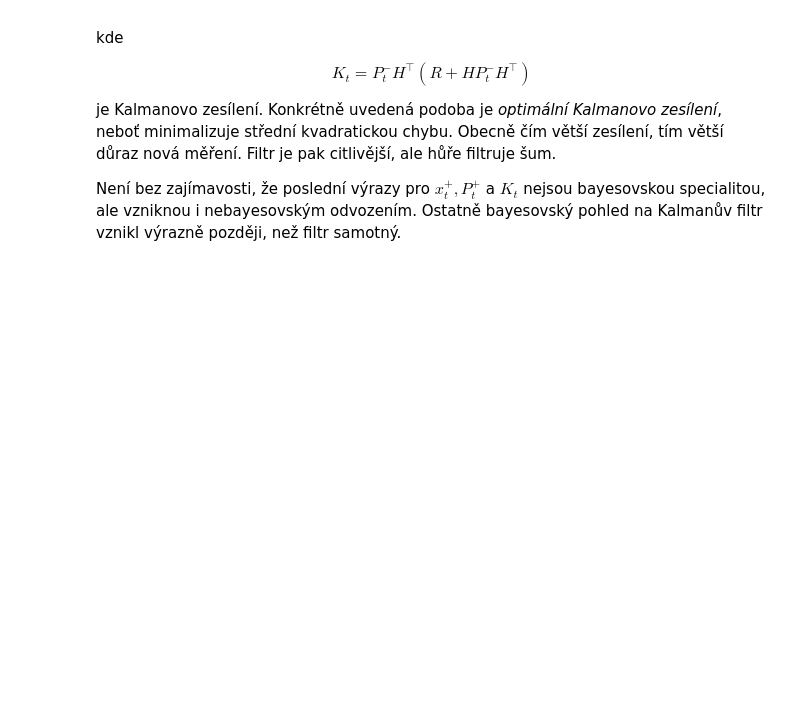
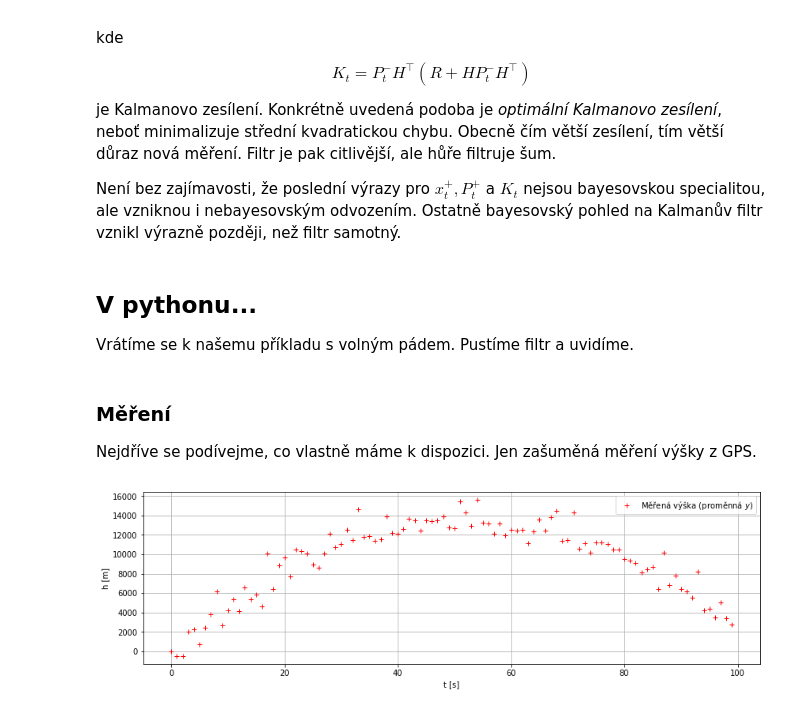
Before and after one commit to TaIos/bml, a Jupyter notebook: prednasky/6_prednaska.ipynb, the cells around one changed output. Saved outputs shown, nothing was run; the diff lists cells and outputs as text; code cells hidden in the pictures; blank space fills up the shorter version.

```diff
--- a/prednasky/6_prednaska.ipynb
+++ b/prednasky/6_prednaska.ipynb
@@ -395,3 +451,7 @@ $$
 je Kalmanovo zesílení. Konkrétně uvedená podoba je *optimální Kalmanovo zesílení*, neboť minimalizuje střední kvadratickou chybu. Obecně čím větší zesílení, tím větší důraz nová měření. Filtr je pak citlivější, ale hůře filtruje šum.
 
 Není bez zajímavosti, že poslední výrazy pro $x_t^{+}, P_t^{+}$ a $K_t$ nejsou bayesovskou specialitou, ale vzniknou i nebayesovským odvozením. Ostatně bayesovský pohled na Kalmanův filtr vznikl výrazně později, než filtr samotný.
+# %% [markdown]
+## V pythonu...
+
+Vrátíme se k našemu příkladu s volným pádem. Pustíme filtr a uvidíme.
@@ -397,0 +469,12 @@ Není bez zajímavosti, že poslední výrazy pro $x_t^{+}, P_t^{+}$ a $K_t$ nej
+# %% [markdown]
+### Měření
+Nejdříve se podívejme, co vlastně máme k dispozici. Jen zašuměná měření výšky z GPS.
+# %%
+plt.figure(figsize=(14,4))
+plt.plot(y, '+r', label=r'Měřená výška (proměnná $y$)')
+plt.legend()
+plt.xlabel('t [s]')
+plt.ylabel('h [m]')
+plt.show()
+# %% [output]
+[figure, added]
```
Also changed, not shown: parts of 13 cells of this notebook.
